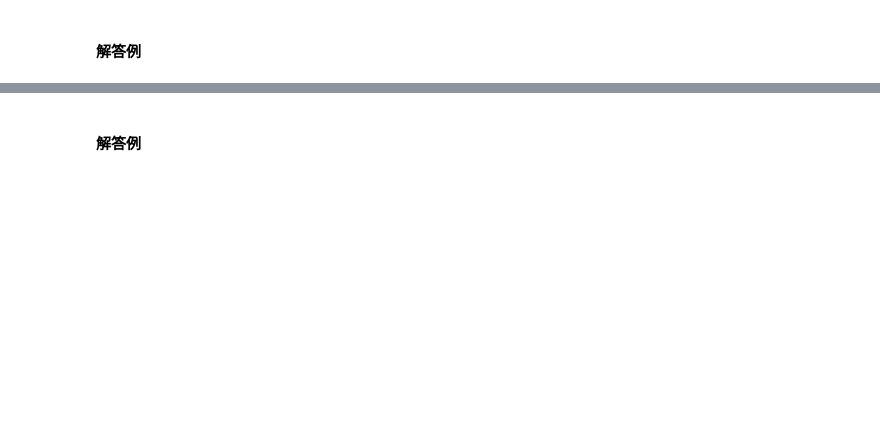
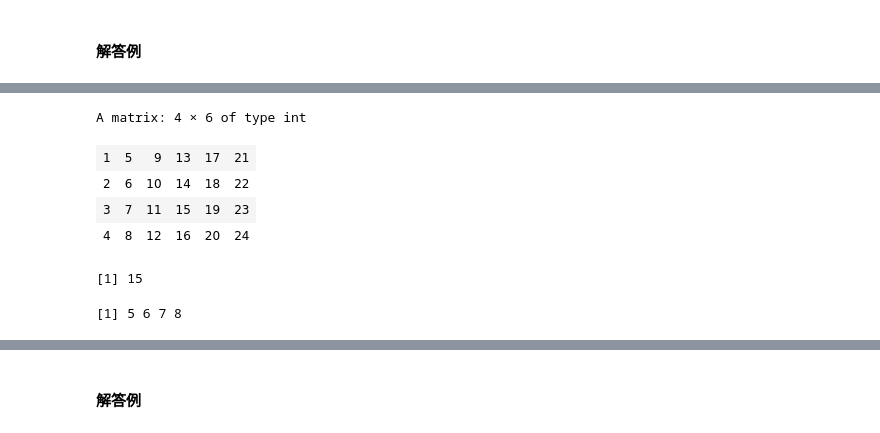
Before and after one commit to slt666666/informatics_agri_1st, a Jupyter notebook: source/_static/colab_notebook/RL02.ipynb, the cells around one changed output, grey strips where cells are left out. Cells and saved outputs as stored; diff of their text form; code cells hidden in the pictures; blank space fills up the shorter version.

```diff
--- a/source/_static/colab_notebook/RL02.ipynb
+++ b/source/_static/colab_notebook/RL02.ipynb
@@ -269,0 +450,17 @@ s5 = "ATTTCTGTCT"
+# %%
+vector <- 1:24
+matrix <- matrix(vector, nrow=4, ncol=6)
+matrix
+
+# matrixの3行目4列目の要素
+matrix[3,4]
+# matrixの2列目の要素
+matrix[ ,2]
+# %% [output]
+A matrix: 4 × 6 of type int
+| 1 | 5 | 9 | 13 | 17 | 21 |
+| 2 | 6 | 10 | 14 | 18 | 22 |
+| 3 | 7 | 11 | 15 | 19 | 23 |
+| 4 | 8 | 12 | 16 | 20 | 24 |
+[1] 15
+[1] 5 6 7 8
```
Also changed, not shown: parts of 117 cells of this notebook, 5 other files.
